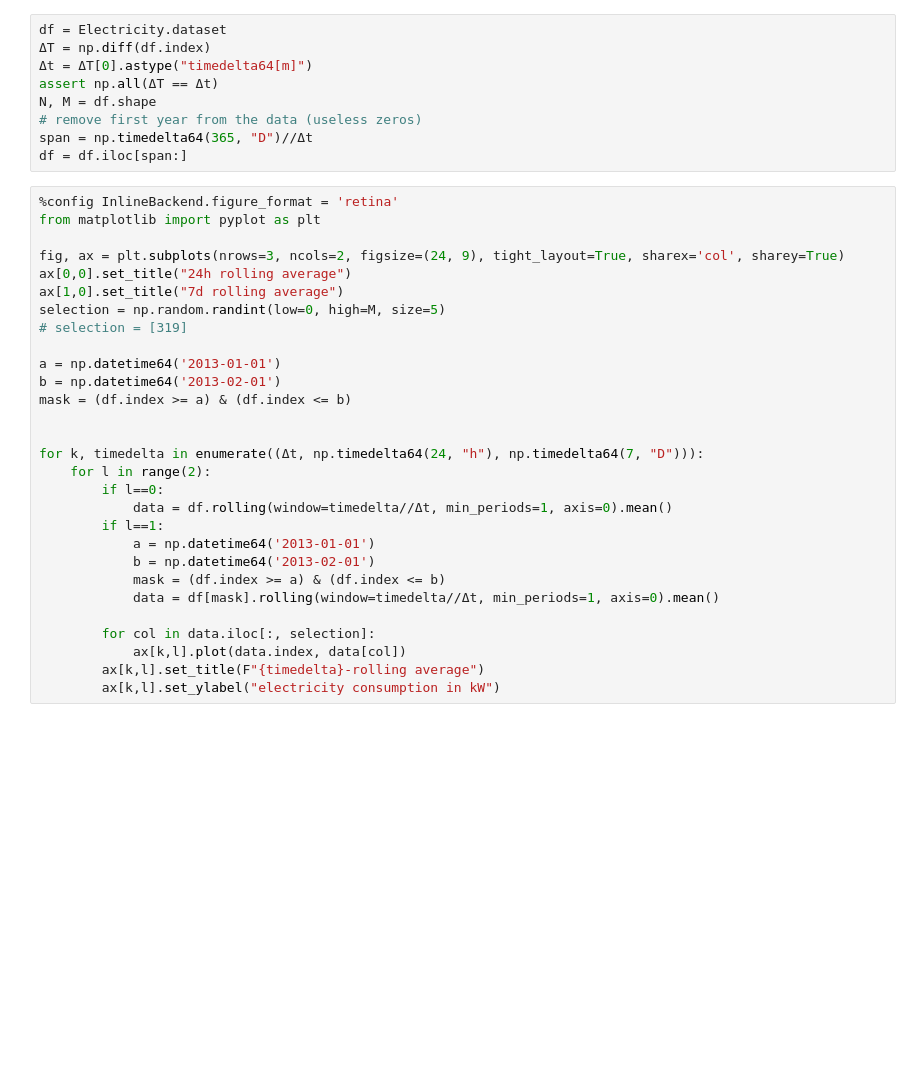
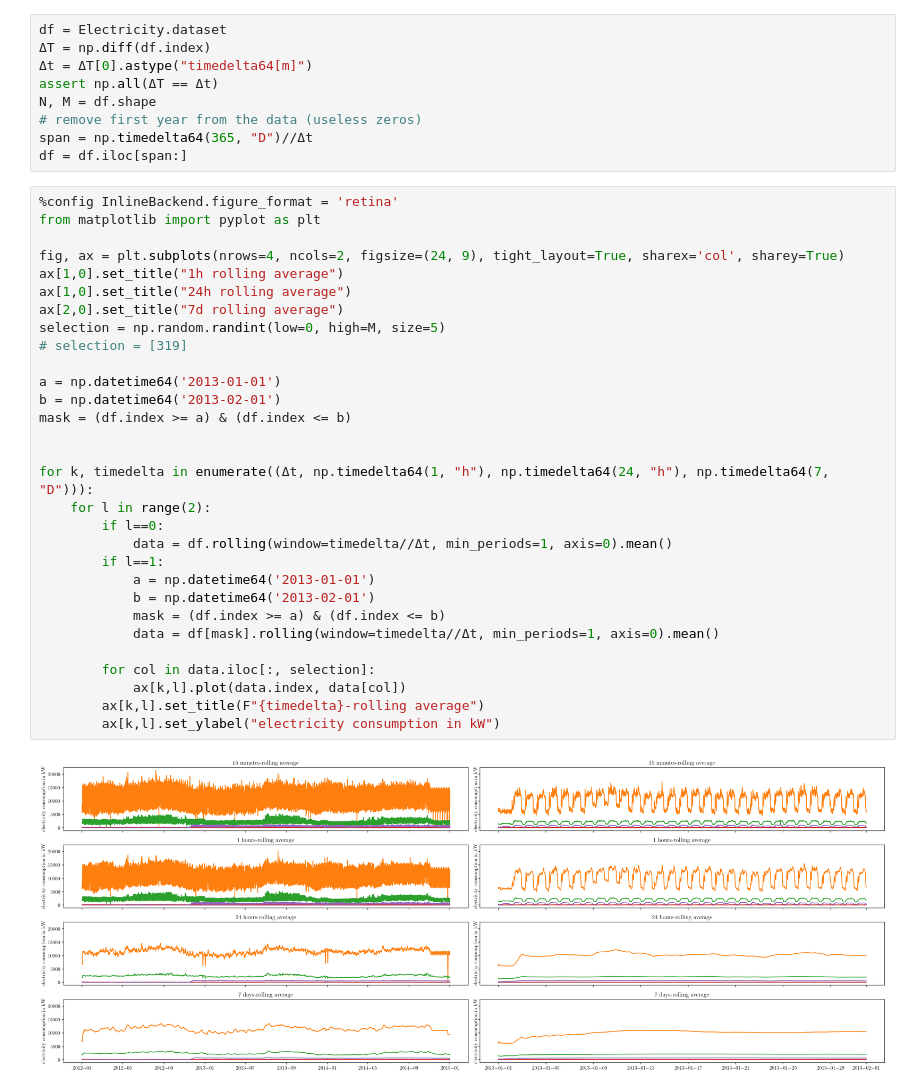
Before and after one commit to randolf-scholz/tsdm, a Jupyter notebook: dev/demo.ipynb, the cells around one changed output. Drawn from its saved outputs; the diff is of its cells as text; blank space fills up the shorter version.

```diff
--- a/dev/demo.ipynb
+++ b/dev/demo.ipynb
@@ -51,29 +162,32 @@ df = df.iloc[span:]
 # %%
 %config InlineBackend.figure_format = 'retina'
 from matplotlib import pyplot as plt
 
-fig, ax = plt.subplots(nrows=3, ncols=2, figsize=(24, 9), tight_layout=True, sharex='col', sharey=True)
-ax[0,0].set_title("24h rolling average")
-ax[1,0].set_title("7d rolling average")
+fig, ax = plt.subplots(nrows=4, ncols=2, figsize=(24, 9), tight_layout=True, sharex='col', sharey=True)
+ax[1,0].set_title("1h rolling average")
+ax[1,0].set_title("24h rolling average")
+ax[2,0].set_title("7d rolling average")
 selection = np.random.randint(low=0, high=M, size=5)
 # selection = [319]
 
 a = np.datetime64('2013-01-01')
 b = np.datetime64('2013-02-01')
 mask = (df.index >= a) & (df.index <= b)
 
 
-for k, timedelta in enumerate((Δt, np.timedelta64(24, "h"), np.timedelta64(7, "D"))):
+for k, timedelta in enumerate((Δt, np.timedelta64(1, "h"), np.timedelta64(24, "h"), np.timedelta64(7, "D"))):
     for l in range(2):
         if l==0:
             data = df.rolling(window=timedelta//Δt, min_periods=1, axis=0).mean()
         if l==1:
             a = np.datetime64('2013-01-01')
             b = np.datetime64('2013-02-01')
             mask = (df.index >= a) & (df.index <= b)
             data = df[mask].rolling(window=timedelta//Δt, min_periods=1, axis=0).mean()
 
         for col in data.iloc[:, selection]:
             ax[k,l].plot(data.index, data[col])
         ax[k,l].set_title(F"{timedelta}-rolling average")
         ax[k,l].set_ylabel("electricity consumption in kW")
+# %% [output]
+[figure, added]
```
Also changed, not shown: parts of 7 cells of this notebook, 41 other files.
